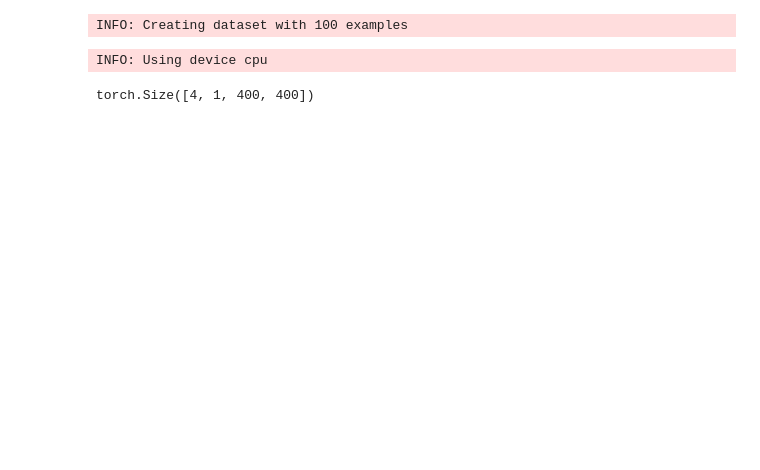
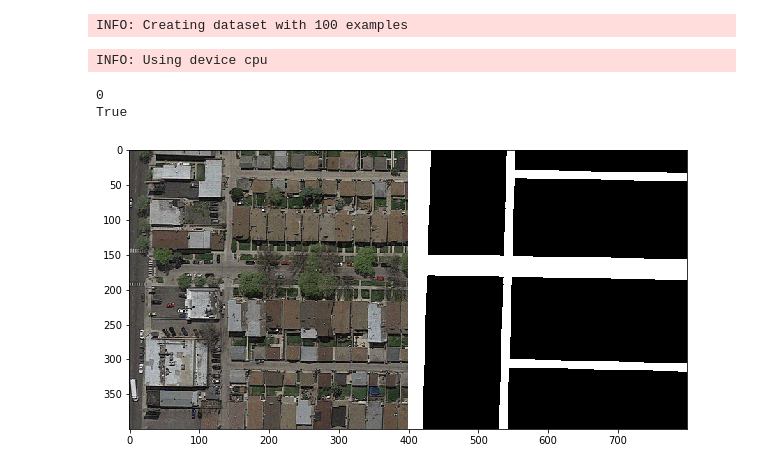
Before and after one commit to ehoelzl/ML_course, a Jupyter notebook: projects/project2/project_road_segmentation/torch_unet/Torch.ipynb, the cells around one changed output. Drawn from its saved outputs; the diff is of its cells as text; code cells hidden in the pictures; blank space fills up the shorter version.

```diff
--- a/projects/project2/project_road_segmentation/torch_unet/Torch.ipynb
+++ b/projects/project2/project_road_segmentation/torch_unet/Torch.ipynb
@@ -36,7 +36,7 @@ lr = 0.001
 img_scale = 1
 epochs = 5
 # %%
-dataset = BasicDataset(IMAGE_DIR, MASK_DIR, mask_treshold=MASK_THRESHOLD)
+dataset = TrainingSet(IMAGE_DIR, MASK_DIR, mask_treshold=MASK_THRESHOLD)
 # %% [output]
 INFO: Creating dataset with 100 examples
 # %%
@@ -106,5 +96 @@ for epoch in range(epochs):
 writer.close()
-# %%
-np.max(masks_pred)
-# %% [output]
-torch.Size([4, 1, 400, 400])
@@ -113,0 +97,11 @@ gc.collect()
+# %%
+from torch_unet.utils import show_side_by_side
+datapoint = dataset[0]
+image, mask = datapoint['image'].detach().numpy().transpose((1,2,0)), datapoint['mask'].detach().numpy()[0]
+# %% [output]
+0
+True
+# %%
+show_side_by_side(image, mask)
+# %% [output]
+[figure, added]
```
Also changed, not shown: parts of 12 cells of this notebook, 6 other files.
